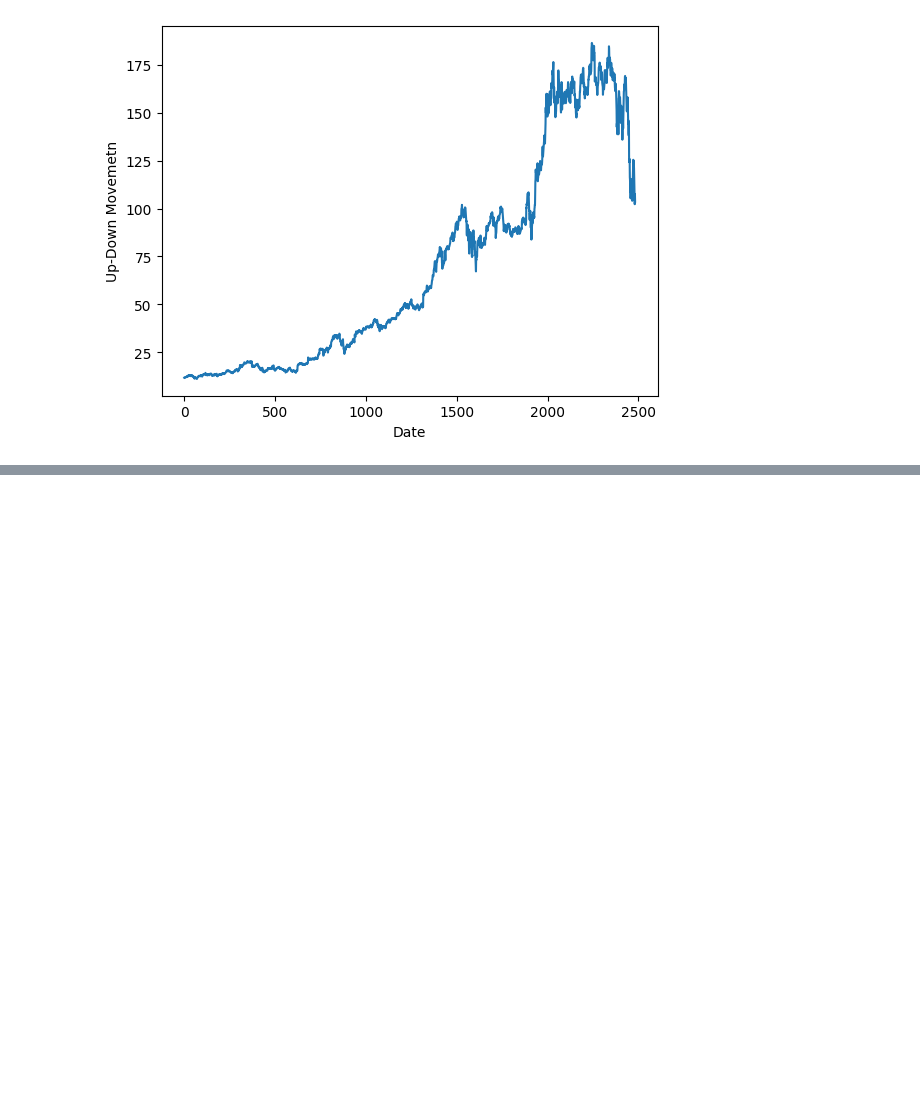
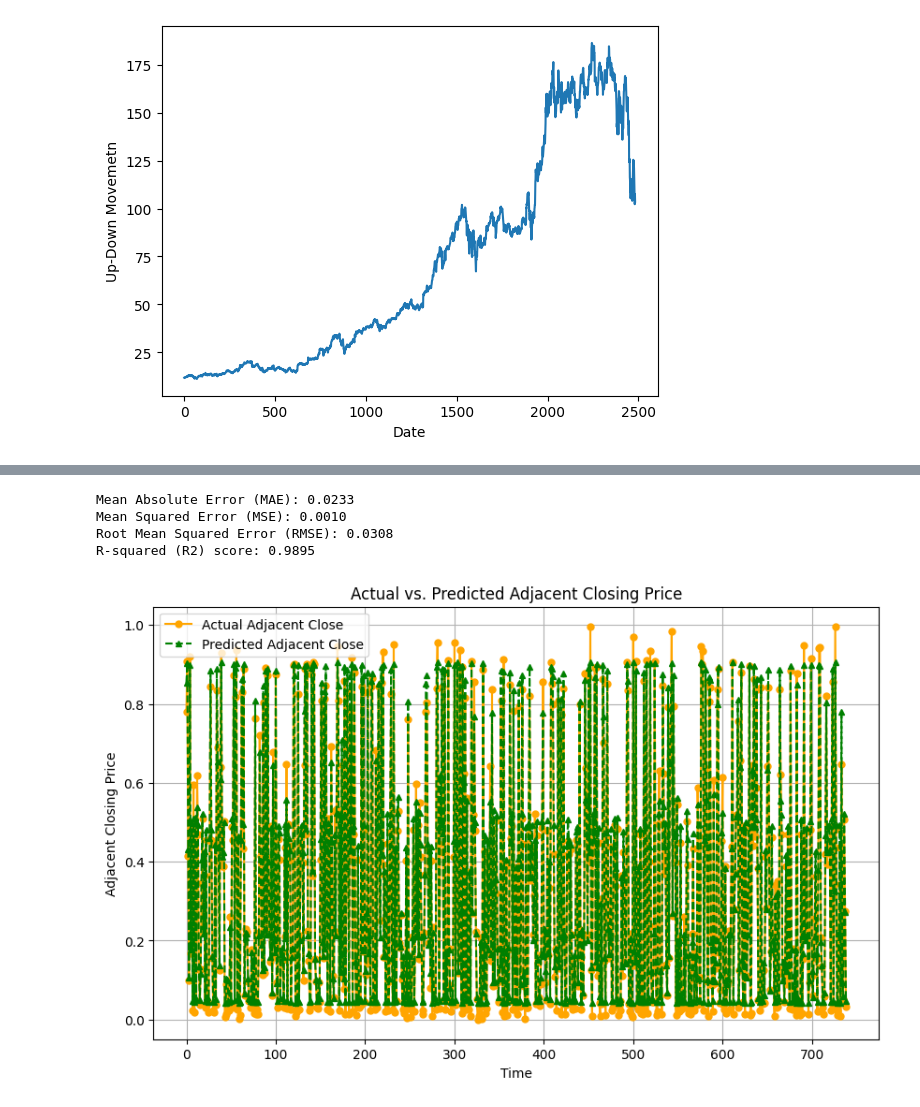
Before and after one commit to bilnazir/stockmarketprediction, a Jupyter notebook: fyp_transformer_amzn.ipynb, the cells around one changed output, grey strips where cells are left out. Saved outputs shown, nothing was run; the diff lists cells and outputs as text; code cells hidden in the pictures; blank space fills up the shorter version.

```diff
--- a/fyp_transformer_amzn.ipynb
+++ b/fyp_transformer_amzn.ipynb
@@ -141,0 +273,3 @@ X_train, X_test, y_train, y_test = train_test_split(X, y, test_size=0.3, random_
+# %%
+# Make predictions
+y_pred = model.predict(X_test)
@@ -141,0 +278,47 @@ X_train, X_test, y_train, y_test = train_test_split(X, y, test_size=0.3, random_
+# %%
+from sklearn.metrics import mean_squared_error, mean_absolute_error, r2_score
+
+# Calculate Mean Absolute Error (MAE)
+mae = mean_absolute_error(y_test, y_pred)
+
+# Calculate Mean Squared Error (MSE)
+mse = mean_squared_error(y_test, y_pred)
+
+# Calculate Root Mean Squared Error (RMSE)
+rmse = np.sqrt(mse)
+
+# Calculate R-squared (R2) score
+r2 = r2_score(y_test, y_pred)
+
+# Print the evaluation metrics
+print(f"Mean Absolute Error (MAE): {mae:.4f}")
+print(f"Mean Squared Error (MSE): {mse:.4f}")
+print(f"Root Mean Squared Error (RMSE): {rmse:.4f}")
+print(f"R-squared (R2) score: {r2:.4f}")
+# %% [output]
+Mean Absolute Error (MAE): 0.0233
+Mean Squared Error (MSE): 0.0010
+Root Mean Squared Error (RMSE): 0.0308
+R-squared (R2) score: 0.9895
+# %%
+# Plot the actual and predicted adjacent closing prices
+# Assuming y_test and y_pred are numpy arrays
+y_test = y_test.squeeze()
+y_pred = y_pred.squeeze()
+
+plt.figure(figsize=(10, 6))  # Increase figure size for better visibility
+
+# Plot actual values as blue circles
+plt.plot(y_test, label='Actual Adjacent Close', color='orange', marker='o', linestyle='-', markersize=5)
+
+# Plot predicted values as red triangles
+plt.plot(y_pred, label='Predicted Adjacent Close', color='green', marker='^', linestyle='--', markersize=5)
+
+plt.xlabel('Time')
+plt.ylabel('Adjacent Closing Price')
+plt.title('Actual vs. Predicted Adjacent Closing Price')
+plt.legend()
+plt.grid(True)  # Add grid lines for better readability
+plt.show()
+# %% [output]
+[figure, added]
```
Also changed, not shown: parts of 14 cells of this notebook.
